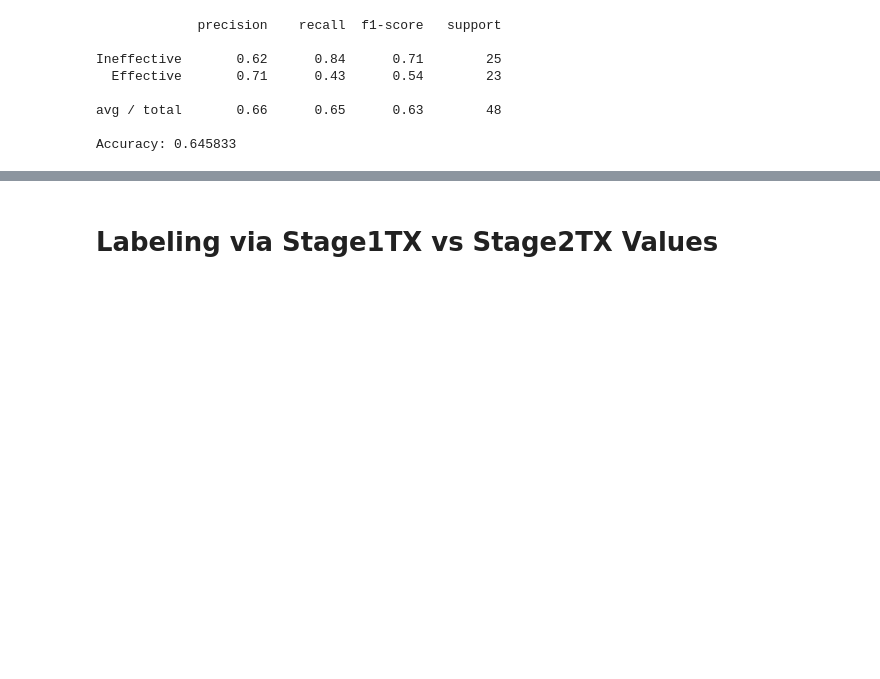
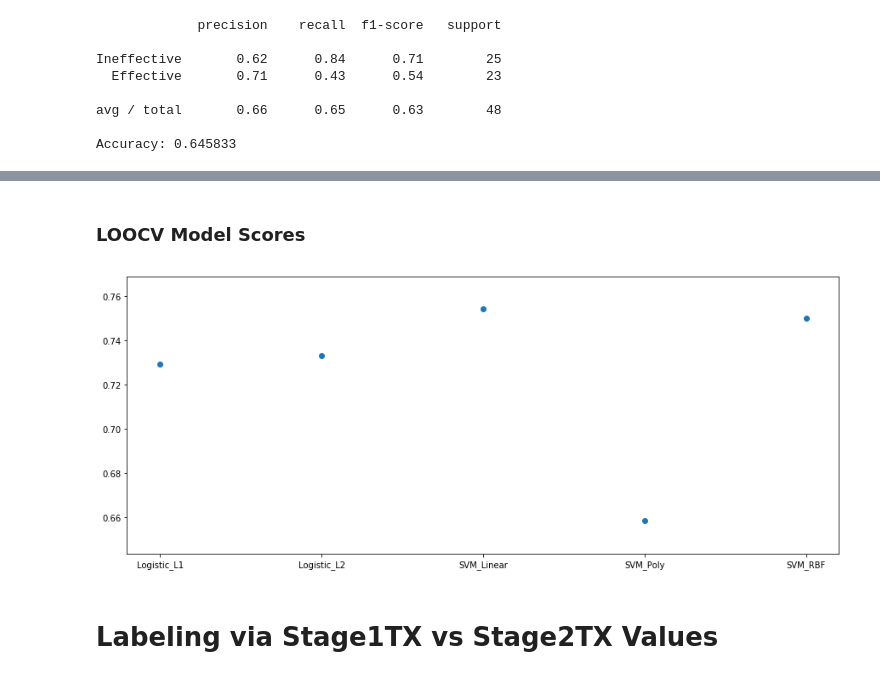
Before and after one commit to moduIo/Clinical-Depression-Study, a Jupyter notebook: main.ipynb, the cells around one changed output, grey strips where cells are left out. Drawn from its saved outputs; the diff is of its cells as text; code cells hidden in the pictures; blank space fills up the shorter version.

```diff
--- a/main.ipynb
+++ b/main.ipynb
@@ -487,3 +542,6 @@ Ineffective       0.73      0.76      0.75        25
 avg / total       0.73      0.73      0.73        48
 
 Accuracy: 0.729167
+# %%
+models_cv_w4['SVM_RBF'] = cross_val_score(svm.SVC(), X_w4, y, cv=LeaveOneOut()).mean()
+print("Accuracy: %0.2f" % (models_cv_w4['SVM_RBF']))
@@ -498,3 +558,6 @@ Ineffective       0.69      0.72      0.71        25
 avg / total       0.69      0.69      0.69        48
 
 Accuracy: 0.687500
+# %%
+models_cv_w4['SVM_Linear'] = cross_val_score(svm.SVC(kernel='linear'), X_w4, y, cv=LeaveOneOut()).mean()
+print("Accuracy: %0.2f" % (models_cv_w4['SVM_Linear']))
@@ -509,9 +574,3 @@ Ineffective       0.62      0.84      0.71        25
 avg / total       0.66      0.65      0.63        48
 
 Accuracy: 0.645833
-# %%
-x, y = zip(*sorted(models_w4.items())) # unpack a list of pairs into two tuples
-
-plt.figure(figsize=(15,6))
-plt.scatter(x, y)
-plt.show()
@@ -519,0 +577,3 @@ plt.show()
+# %%
+models_cv_w4['SVM_Poly'] = cross_val_score(svm.SVC(kernel='poly'), X_w4, y, cv=LeaveOneOut()).mean()
+print("Accuracy: %0.2f" % (models_cv_w4['SVM_Poly']))
@@ -520,3 +588,9 @@ plt.show()
+# %% [markdown]
+### LOOCV Model Scores
+# %%
+plot_scores(models_cv_w4)
+# %% [output]
+[figure, added]
 # %% [markdown]
 # Labeling via Stage1TX vs Stage2TX Values
 # %% [markdown]
```
Also changed, not shown: parts of 46 cells of this notebook.
